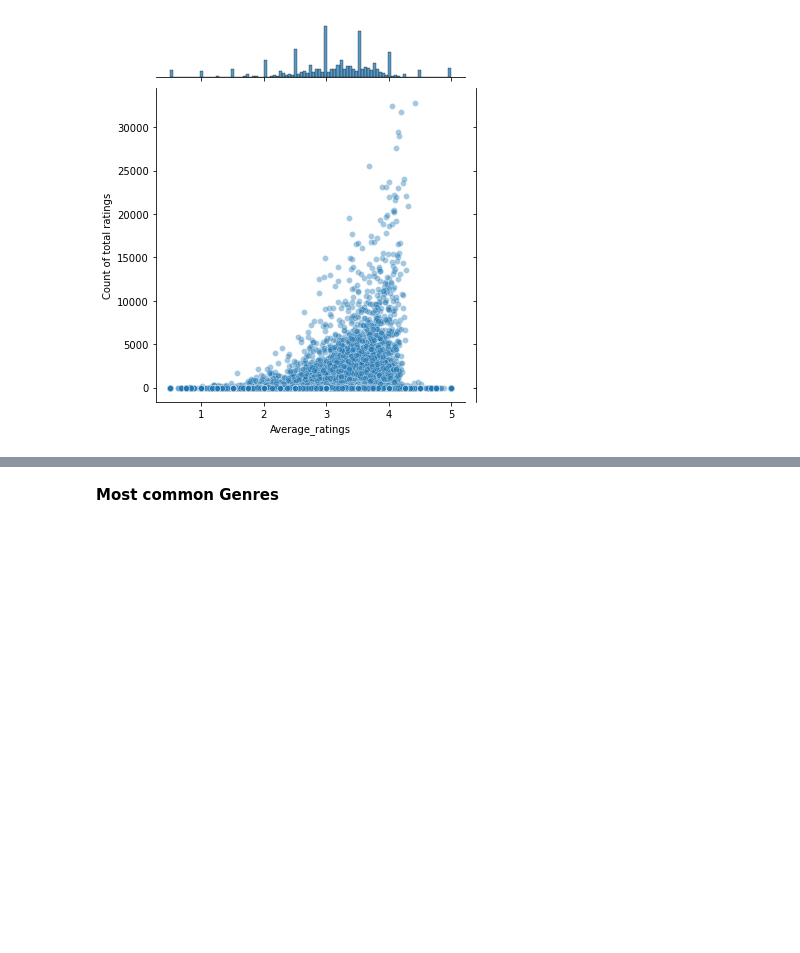
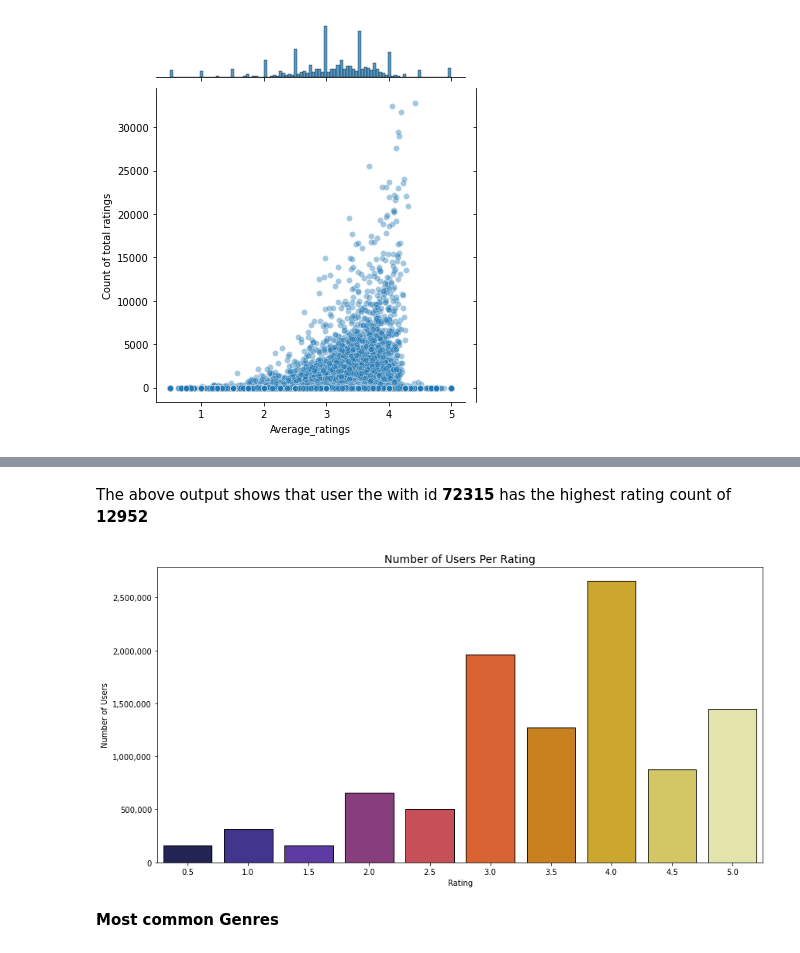
Before and after one commit to kmoketo-dev/Unsurpervised-Learning-Predict, a Jupyter notebook: EDSA_Movie_Recommendation (1).ipynb, the cells around one changed output, grey strips where cells are left out. Saved outputs shown, nothing was run; the diff lists cells and outputs as text; code cells hidden in the pictures; blank space fills up the shorter version.

```diff
--- a/EDSA_Movie_Recommendation (1).ipynb
+++ b/EDSA_Movie_Recommendation (1).ipynb
@@ -280,3 +318,17 @@ sns.jointplot(x='Average_ratings',  y='Count of total ratings',data=new_record,a
+# %% [markdown]
+The above output shows that user the with id **72315** has the highest rating count of **12952**
+# %%
+movieRating_Group = df_train['rating'].value_counts().sort_index().reset_index()
+fig, ax = plt.subplots(figsize=(14,7))
+sns.barplot(data=movieRating_Group, x='index', y='rating', palette="CMRmap", edgecolor="black", ax=ax)
+ax.set_xlabel("Rating")
+ax.set_ylabel('Number of Users')
+ax.set_yticklabels(['{:,}'.format(int(x)) for x in ax.get_yticks().tolist()])
+total = float(movieRating_Group['rating'].sum())
+plt.title('Number of Users Per Rating', fontsize=14)
+plt.show()
+# %% [output]
+[figure, added]
 # %% [markdown]
 **Most common Genres**
 # %%
```
Also changed, not shown: parts of 15 cells of this notebook.
